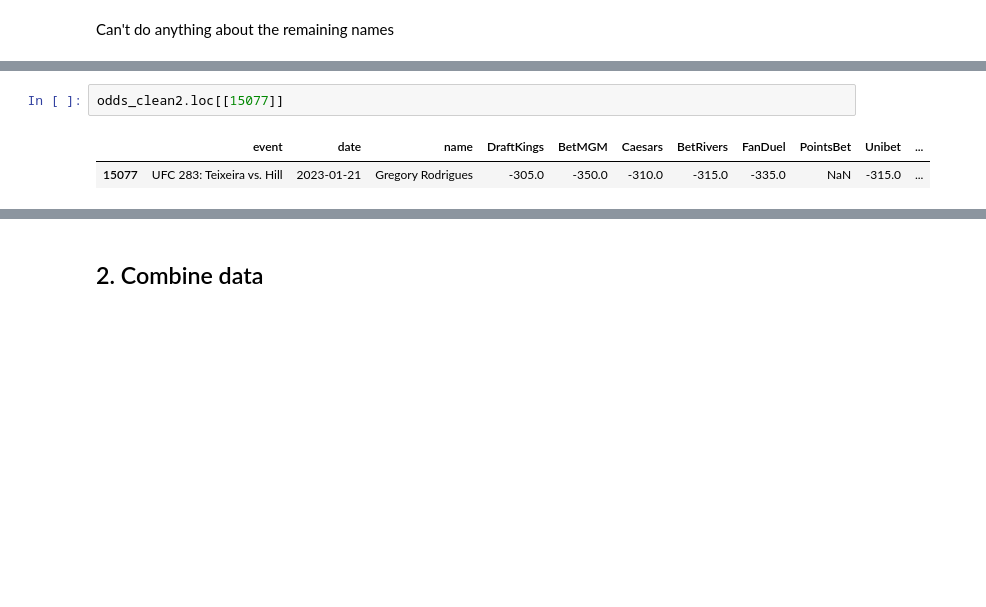
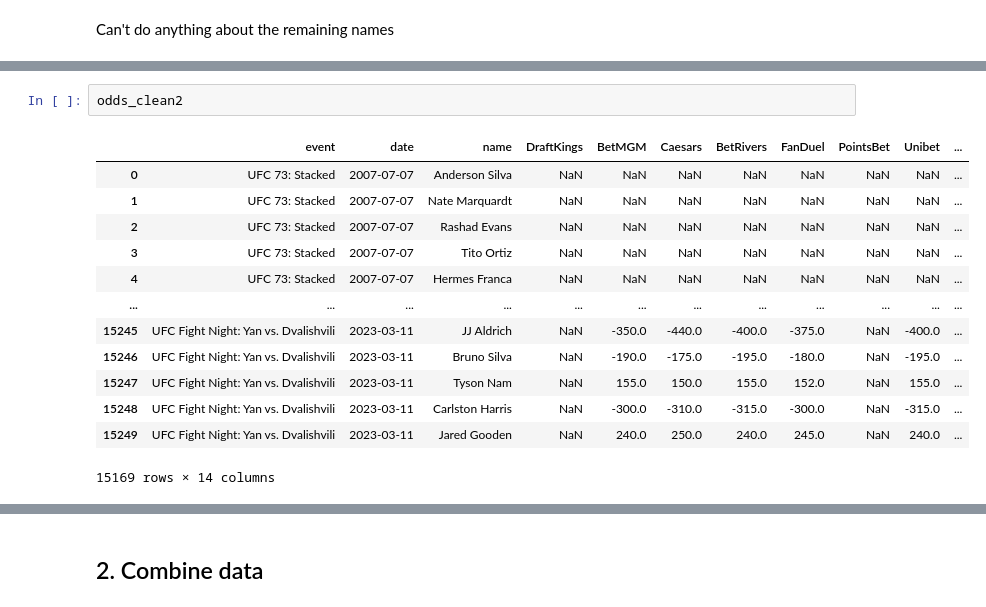
Before and after one commit to ehan03/UFC-Predict, a Jupyter notebook: preprocessing.ipynb, the cells around one changed output, grey strips where cells are left out. Cells and saved outputs as stored; diff of their text form; blank space fills up the shorter version.

Commit message:
Finished cleaning odds data

```diff
--- a/preprocessing.ipynb
+++ b/preprocessing.ipynb
@@ -744,5 +788,16 @@ temp
 # %%
-odds_clean2.loc[[15077]]
+odds_clean2
 # %% [output]
 |  | event | date | name | DraftKings | BetMGM | Caesars | BetRivers | FanDuel | PointsBet | Unibet | ... |
-| 15077 | UFC 283: Teixeira vs. Hill | 2023-01-21 | Gregory Rodrigues | -305.0 | -350.0 | -310.0 | -315.0 | -335.0 | NaN | -315.0 | ... |
+| 0 | UFC 73: Stacked | 2007-07-07 | Anderson Silva | NaN | NaN | NaN | NaN | NaN | NaN | NaN | ... |
+| 1 | UFC 73: Stacked | 2007-07-07 | Nate Marquardt | NaN | NaN | NaN | NaN | NaN | NaN | NaN | ... |
+| 2 | UFC 73: Stacked | 2007-07-07 | Rashad Evans | NaN | NaN | NaN | NaN | NaN | NaN | NaN | ... |
+| 3 | UFC 73: Stacked | 2007-07-07 | Tito Ortiz | NaN | NaN | NaN | NaN | NaN | NaN | NaN | ... |
+| 4 | UFC 73: Stacked | 2007-07-07 | Hermes Franca | NaN | NaN | NaN | NaN | NaN | NaN | NaN | ... |
+| ... | ... | ... | ... | ... | ... | ... | ... | ... | ... | ... | ... |
+| 15245 | UFC Fight Night: Yan vs. Dvalishvili | 2023-03-11 | JJ Aldrich | NaN | -350.0 | -440.0 | -400.0 | -375.0 | NaN | -400.0 | ... |
+| 15246 | UFC Fight Night: Yan vs. Dvalishvili | 2023-03-11 | Bruno Silva | NaN | -190.0 | -175.0 | -195.0 | -180.0 | NaN | -195.0 | ... |
+| 15247 | UFC Fight Night: Yan vs. Dvalishvili | 2023-03-11 | Tyson Nam | NaN | 155.0 | 150.0 | 155.0 | 152.0 | NaN | 155.0 | ... |
+| 15248 | UFC Fight Night: Yan vs. Dvalishvili | 2023-03-11 | Carlston Harris | NaN | -300.0 | -310.0 | -315.0 | -300.0 | NaN | -315.0 | ... |
+| 15249 | UFC Fight Night: Yan vs. Dvalishvili | 2023-03-11 | Jared Gooden | NaN | 240.0 | 250.0 | 240.0 | 245.0 | NaN | 240.0 | ... |
+15169 rows × 14 columns
```
Also changed, not shown: parts of 9 cells of this notebook, 1 other file.
